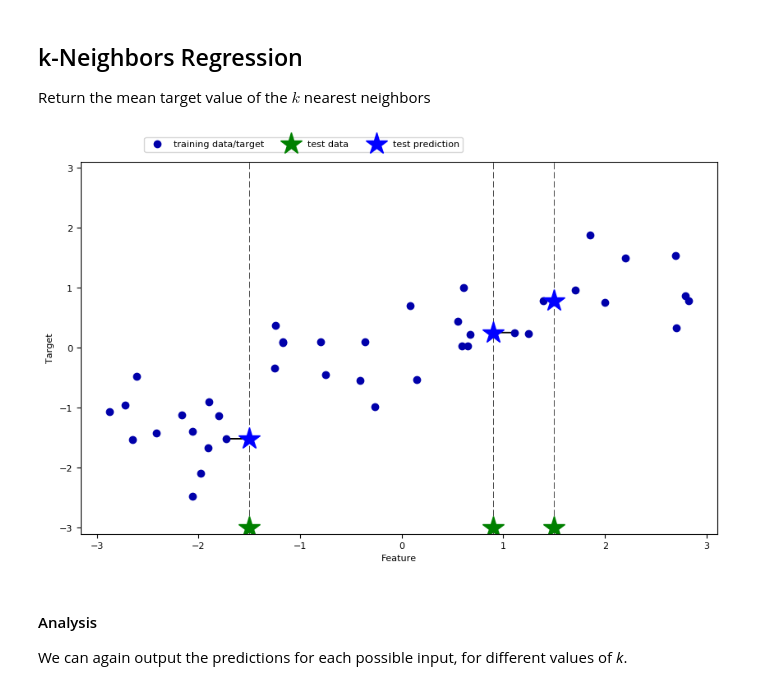
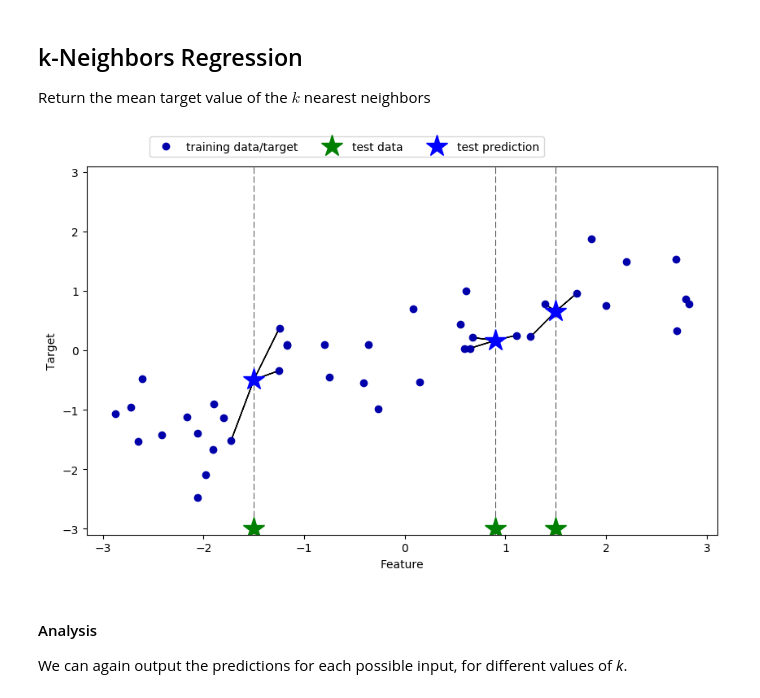
Before and after one commit to joaquinvanschoren/JADS_DM, a Jupyter notebook: 09 - Beyond linear models.ipynb, the cells around one changed output. Drawn from its saved outputs; the diff is of its cells as text; code cells hidden in the pictures.

```diff
--- a/09 - Beyond linear models.ipynb
+++ b/09 - Beyond linear models.ipynb
@@ -32,9 +30,9 @@ Using few neighbors corresponds to high model complexity (left), and using many
 ## k-Neighbors Regression
 Return the mean target value of the $k$ nearest neighbors
 # %%
-mglearn.plots.plot_knn_regression(n_neighbors=1)
+mglearn.plots.plot_knn_regression(n_neighbors=3)
 # %% [output]
-[figure, old version]
+[figure, new version]
 # %% [markdown]
 #### Analysis
 We can again output the predictions for each possible input, for different values of _k_.
```
Also changed, not shown: parts of 3 cells of this notebook, 5 other files.
